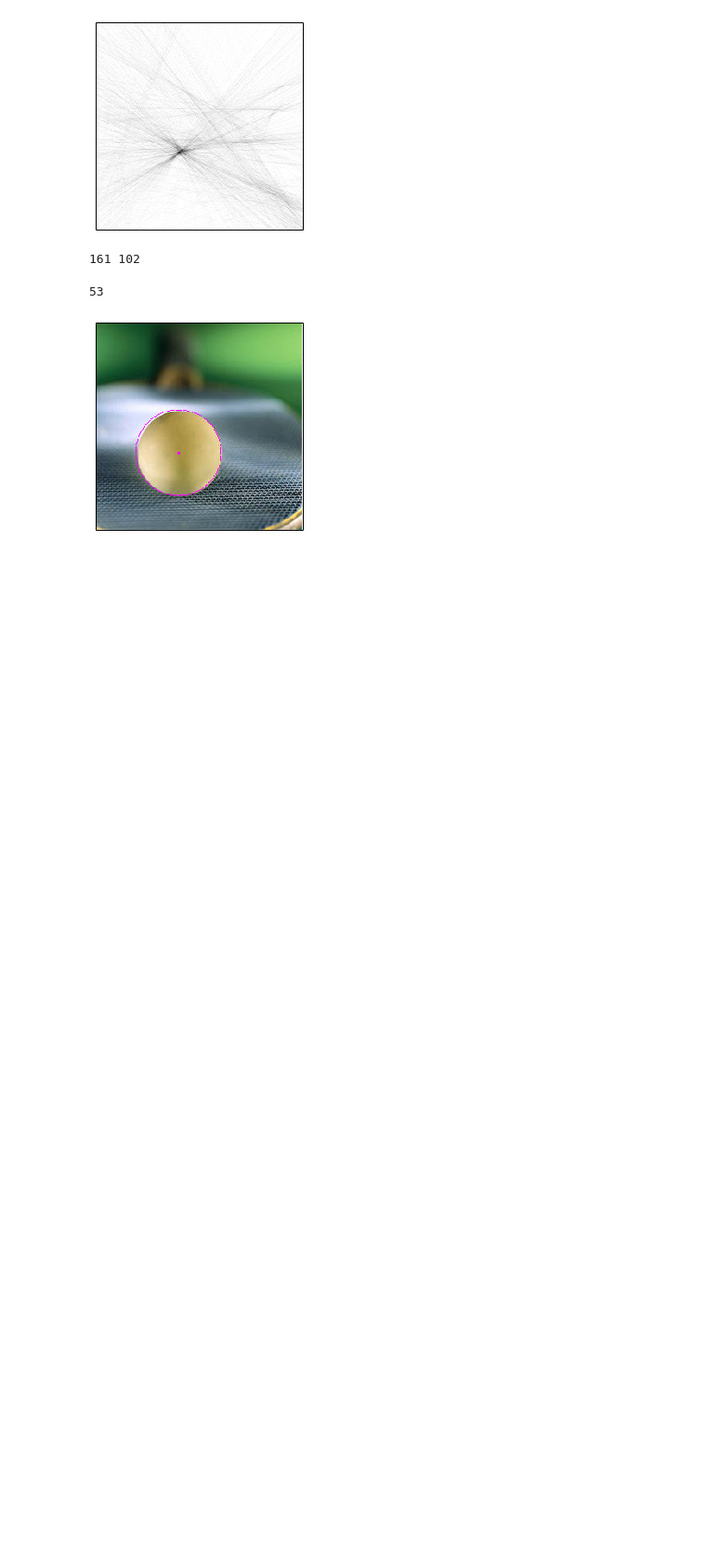
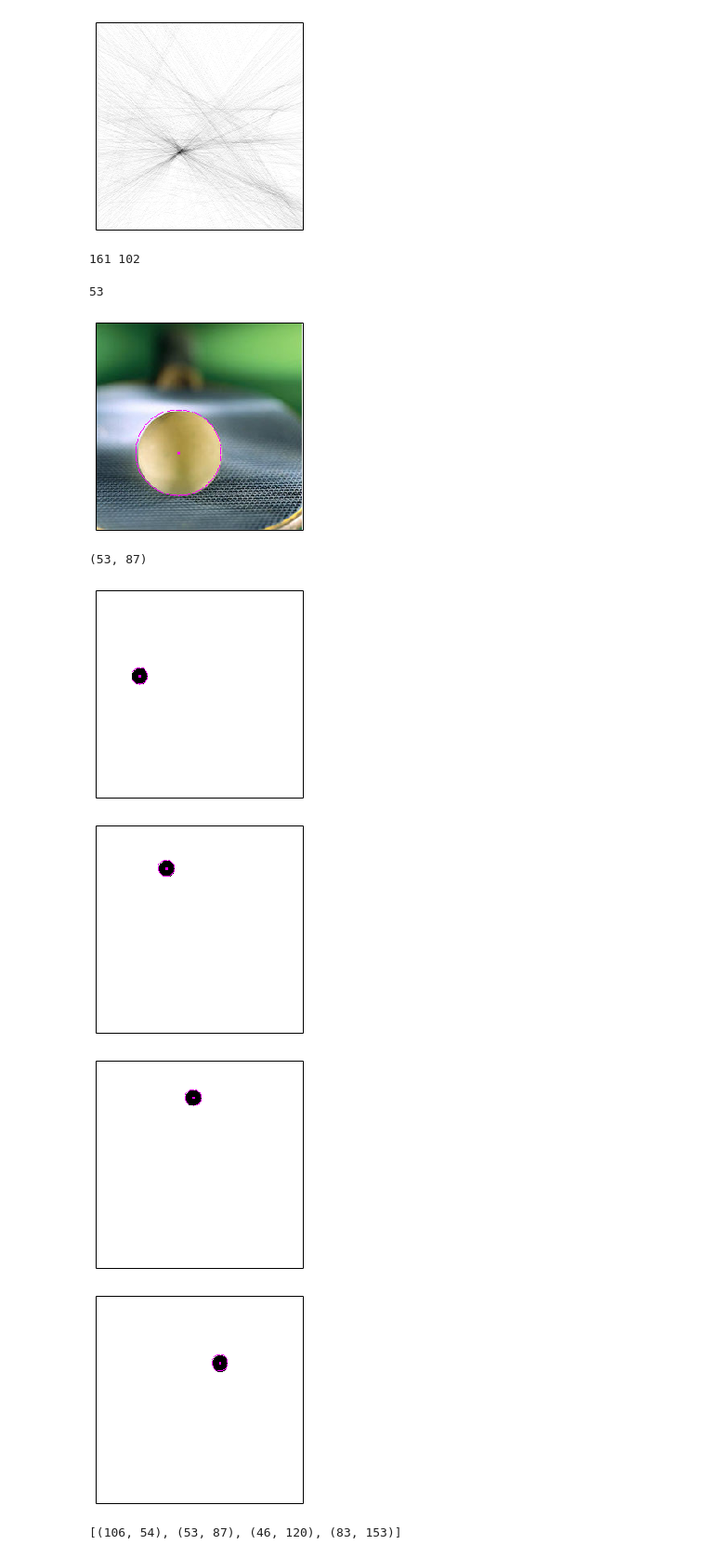
Before and after one commit to barbagroup/JITcode-MechE, a Jupyter notebook: module01_Analytical_Mechanics_II/00_Lesson00_Ball_Detection.ipynb, the cells around one changed output. Shown at 93% size. Cells and saved outputs as stored; diff of their text form; code cells hidden in the pictures; blank space fills up the shorter version.

Commit message:
ball trajectory map finished

```diff
--- a/module01_Analytical_Mechanics_II/00_Lesson00_Ball_Detection.ipynb
+++ b/module01_Analytical_Mechanics_II/00_Lesson00_Ball_Detection.ipynb
@@ -205,8 +205,10 @@ def Draw_Circle(img, c_x, c_y, rad, color):
     for theta in np.linspace(0, math.ceil(2*math.pi), math.ceil(rad*math.pi*2)):
         x = c_x + rad*math.cos(theta)
         y = c_y + rad*math.sin(theta)
-
-        output[x][y] = color
+        try:
+            output[x][y] = color
+        except IndexError:
+            pass
 
     output[c_x+1][c_y+1] = color
     output[c_x+1][c_y+0] = color
@@ -224,3 +226,33 @@ circle_ball = Draw_Circle(ball, max_x, max_y, rad, (255, 0, 255))
 Draw_Image(circle_ball)
 # %% [output]
 [figure]
+# %%
+def Find_Circle_and_Center(img, showImg = False):
+    mag, ang, rang, can = Detect_Lines(img)
+    lines = Hough_Circle(can, rang)
+    max_x, max_y = Find_Center(lines)
+
+    if showImg:
+        rad = Find_Radius(can, max_x, max_y)
+        circle_ball = Draw_Circle(img, max_x, max_y, rad, ((255, 0, 255, 255) if img.shape[2] == 4 else (255, 0, 255)) )
+        Draw_Image(circle_ball)
+
+    return max_x, max_y
+# %%
+frame7 = Load_Image("ball00/frame7.png")
+print Find_Circle_and_Center(frame7)
+# %% [output]
+(53, 87)
+# %%
+output = []
+for i in range(4, 14, 3):
+    frame = Load_Image("ball00/frame"+str(i)+".png")
+    output.append(Find_Circle_and_Center(frame, True))
+
+print output
+# %% [output]
+[figure, added]
+[figure, added]
+[figure, added]
+[figure, added]
+[(106, 54), (53, 87), (46, 120), (83, 153)]
```
Also changed, not shown: parts of 1 cell of this notebook.
